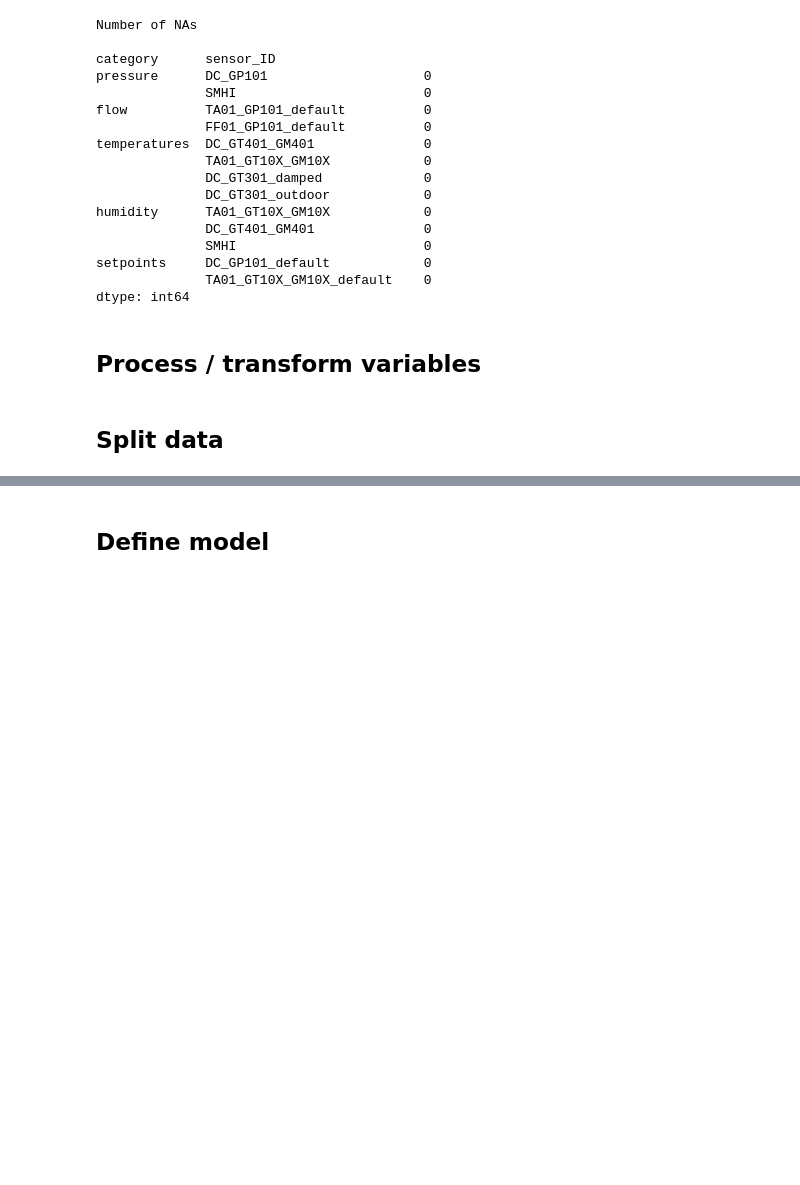
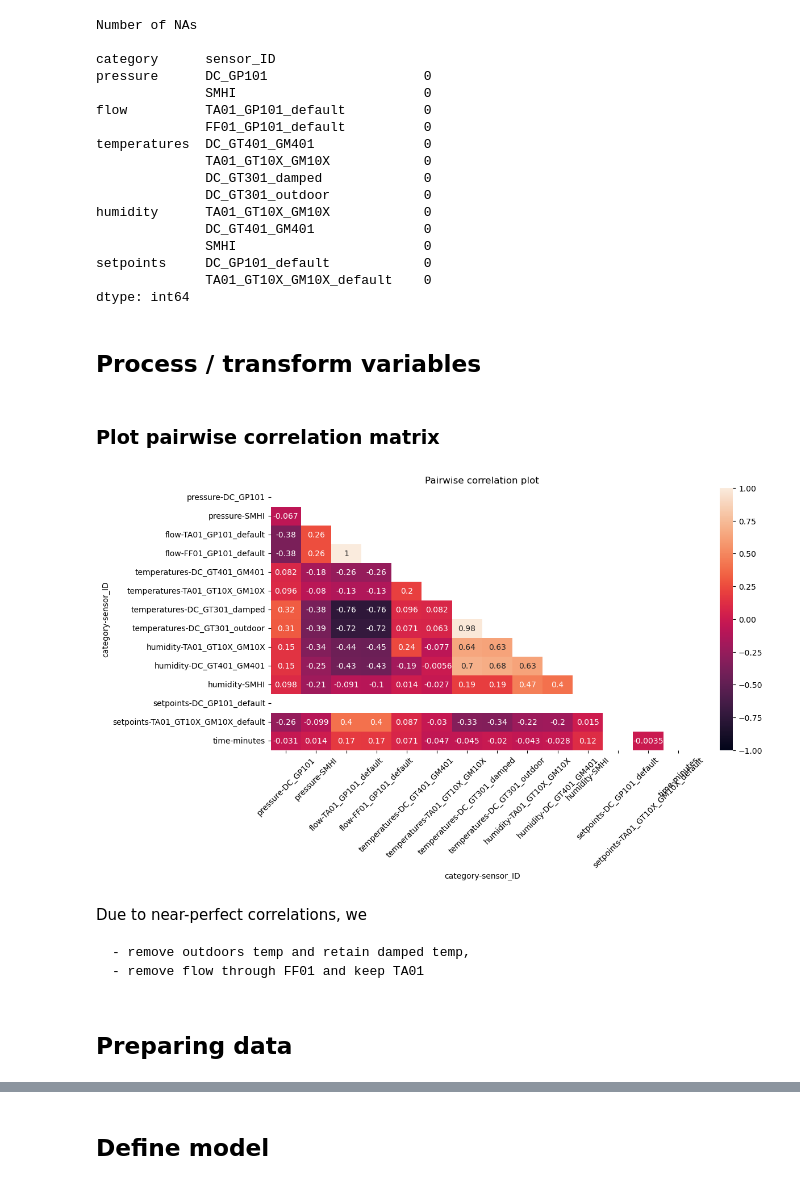
Before and after one commit to oStglnd/rise-gh, a Jupyter notebook: model/model_test.ipynb, the cells around one changed output, grey strips where cells are left out. Drawn from its saved outputs; the diff is of its cells as text; code cells hidden in the pictures; blank space fills up the shorter version.

```diff
--- a/model/model_test.ipynb
+++ b/model/model_test.ipynb
@@ -104,2 +127,32 @@ dtype: int64
+# %%
+# create variable f. time to account for time-specific effects (e.g. transpiration)
+
+# filter out all data before february
+#data['date'] = data.index.get_level_values(3)
+#data = data[data.date.apply(lambda d: d.date().isoformat() > '2023-01-31')]
+#del data['date']
+
+data[('time', 'minutes')] = data.index.get_level_values(3)
+data[('time', 'minutes')] = data.time.minutes.apply(
+    lambda d: abs(d.hour * 60 + d.minute - 60 * 12) )
+# %% [markdown]
+### Plot pairwise correlation matrix
+# %%
+corr = data.corr()
+mask = np.triu(np.ones_like(corr, dtype=bool))
+
+plt.figure(figsize=(12, 6))
+sns.heatmap(corr, mask=mask, vmin=-1.0, vmax=1.0, annot=True)
+
+plt.xticks(rotation=45)
+plt.title('Pairwise correlation plot')
+plt.show()
+# %% [output]
+[figure, added]
+# %% [markdown]
+Due to near-perfect correlations, we
+
+    - remove outdoors temp and retain damped temp,
+    - remove flow through FF01 and keep TA01
 # %% [markdown]
-## Split data
+## Preparing data
```
Also changed, not shown: parts of 8 cells of this notebook.
